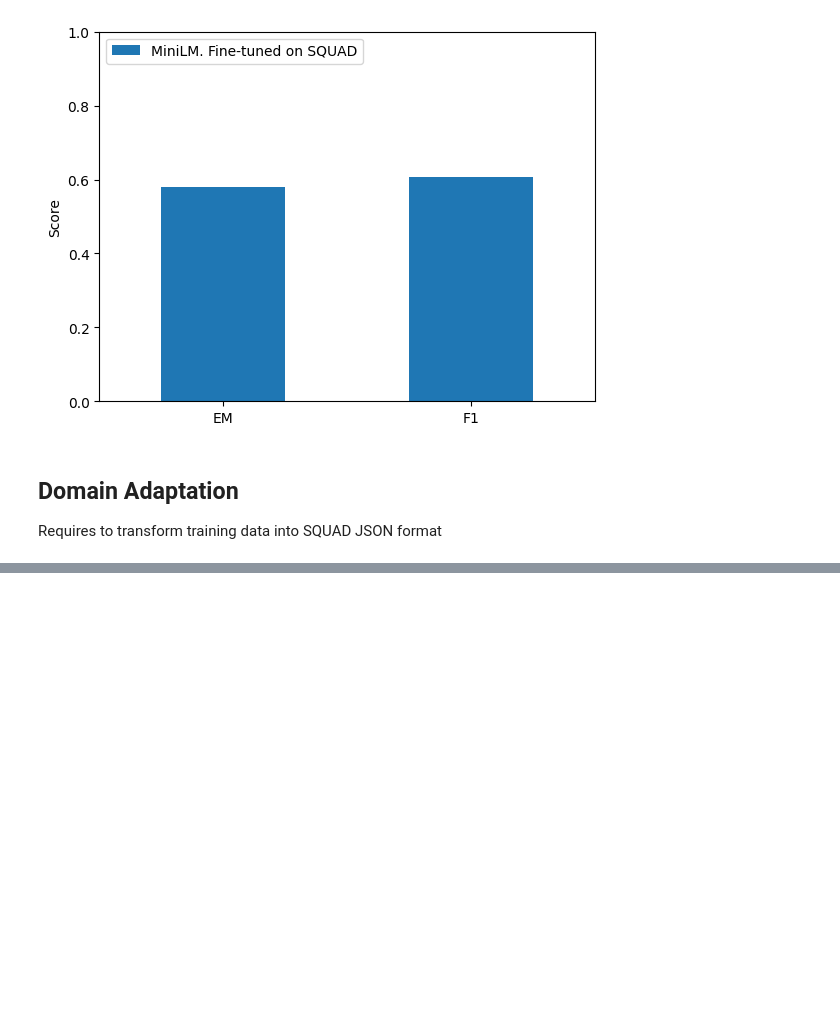
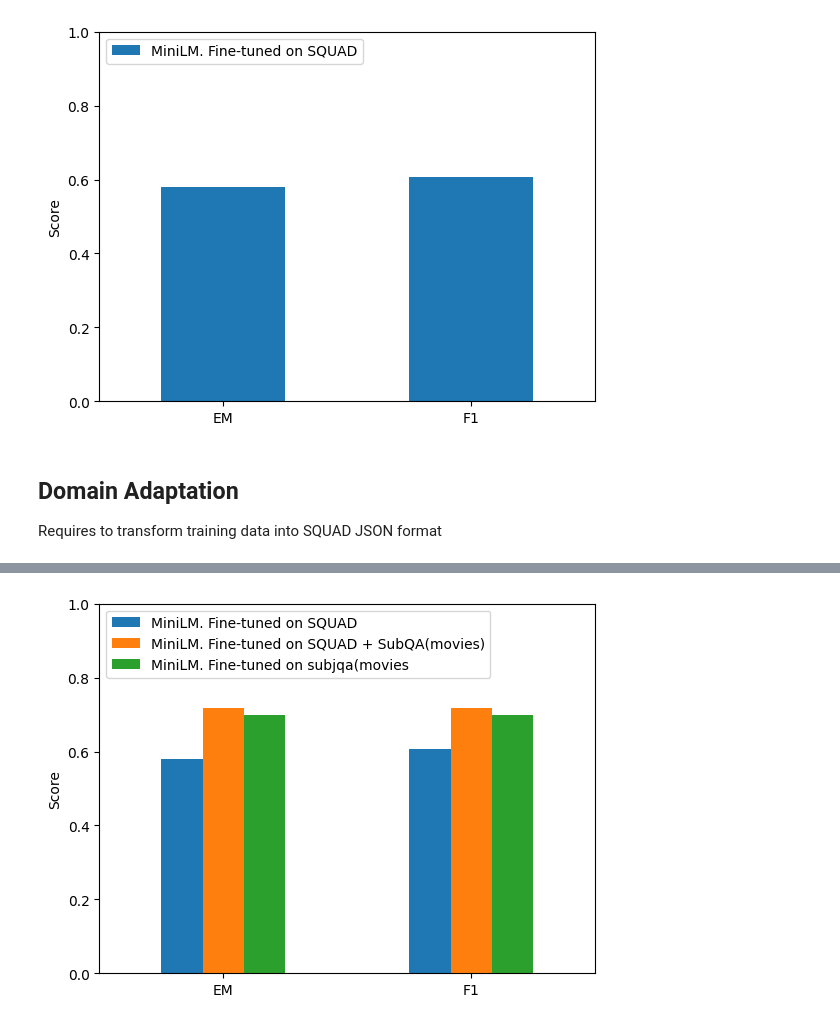
Before and after one commit to spayot/nlp_with_transformers, a Jupyter notebook: chp07_qa/notebooks/chp7_question_answering.ipynb, the cells around one changed output, grey strips where cells are left out. Cells and saved outputs as stored; diff of their text form; code cells hidden in the pictures; blank space fills up the shorter version.

```diff
--- a/chp07_qa/notebooks/chp7_question_answering.ipynb
+++ b/chp07_qa/notebooks/chp7_question_answering.ipynb
@@ -716,0 +580,9 @@ dfs["train"].sample(1).T
+# %%
+minilm_reader.train(
+    data_dir="../data/transformed/",
+    use_gpu=True,
+    train_filename=FILENAME_TEMPLATE.format(split="train"),
+    dev_filename=FILENAME_TEMPLATE.format(split="validation"),
+    n_epochs=1,
+    batch_size=16,
+)
@@ -716,0 +598,6 @@ dfs["train"].sample(1).T
+# %%
+reader_eval[f"MiniLM. Fine-tuned on subjqa({DOMAIN}"] = evaluate_reader(minilm_reader)
+# %%
+plot_reader_eval(reader_eval)
+# %% [output]
+[figure, added]
```
Also changed, not shown: parts of 48 cells of this notebook, 3 other files.
